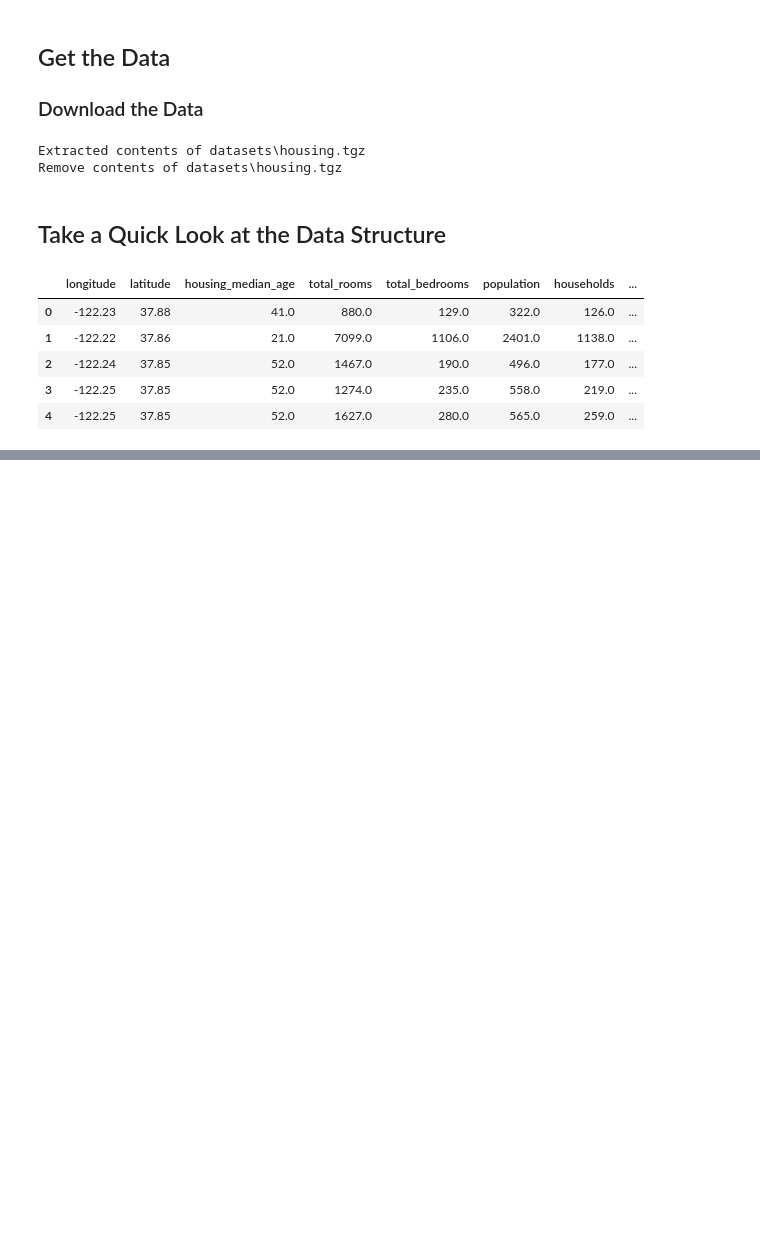
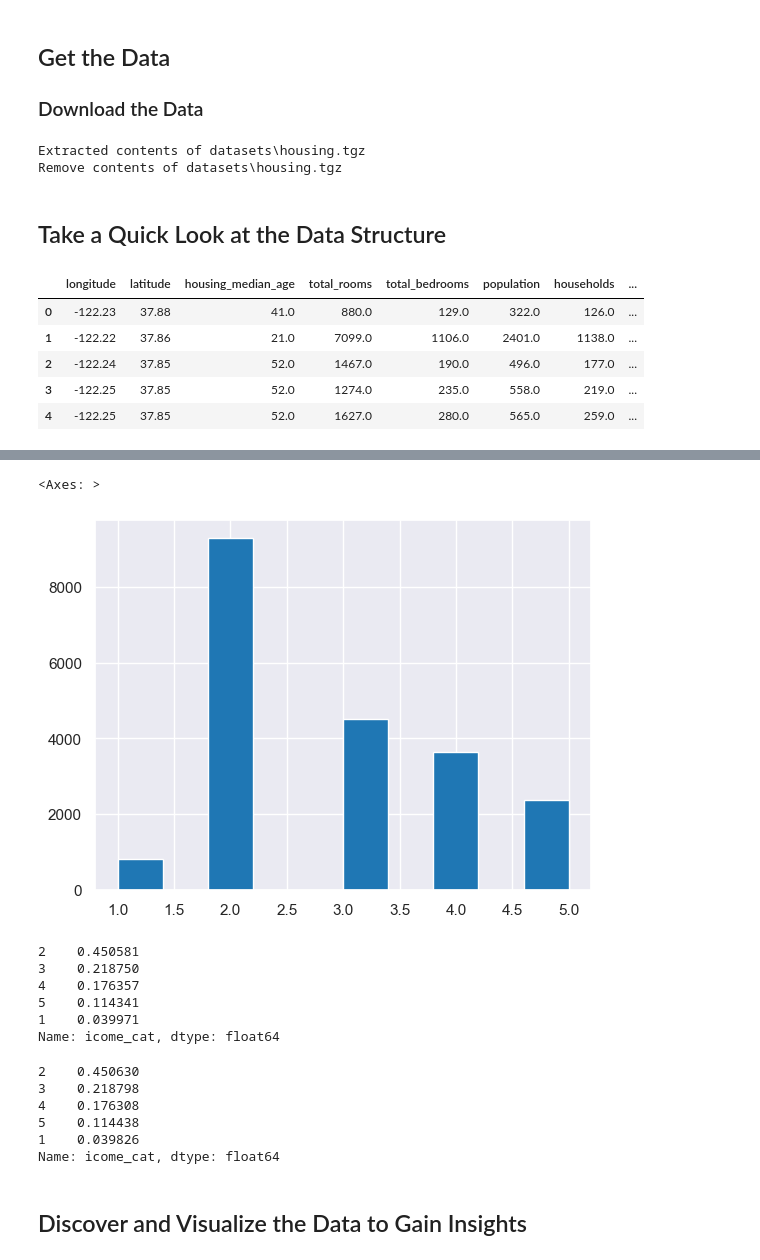
Before and after one commit to BranisGh/Data-Science-Projects, a Jupyter notebook: housing.ipynb, the cells around one changed output, grey strips where cells are left out. Saved outputs shown, nothing was run; the diff lists cells and outputs as text; code cells hidden in the pictures; blank space fills up the shorter version.

```diff
--- a/housing.ipynb
+++ b/housing.ipynb
@@ -63,0 +148,4 @@ houssing.head(5)
+# %%
+housing['icome_cat'] = pd.cut(housing['median_income'],
+                              bins=[0., 1.5, 3.5, 4.5, 6., np.inf],
+                              labels=[1, 2, 3, 4, 5])
@@ -63,0 +161,5 @@ houssing.head(5)
+# %%
+housing.icome_cat.hist()
+# %% [output]
+<Axes: >
+[figure, added]
@@ -63,0 +172,18 @@ houssing.head(5)
+# %%
+strat_test_set.icome_cat.value_counts() / len(strat_test_set)
+# %% [output]
+2    0.450581
+3    0.218750
+4    0.176357
+5    0.114341
+1    0.039971
+Name: icome_cat, dtype: float64
+# %%
+housing.icome_cat.value_counts() / len(housing)
+# %% [output]
+2    0.450630
+3    0.218798
+4    0.176308
+5    0.114438
+1    0.039826
+Name: icome_cat, dtype: float64
@@ -63,0 +193,2 @@ houssing.head(5)
+# %% [markdown]
+## Discover and Visualize the Data to Gain Insights
```
Also changed, not shown: parts of 18 cells of this notebook.
